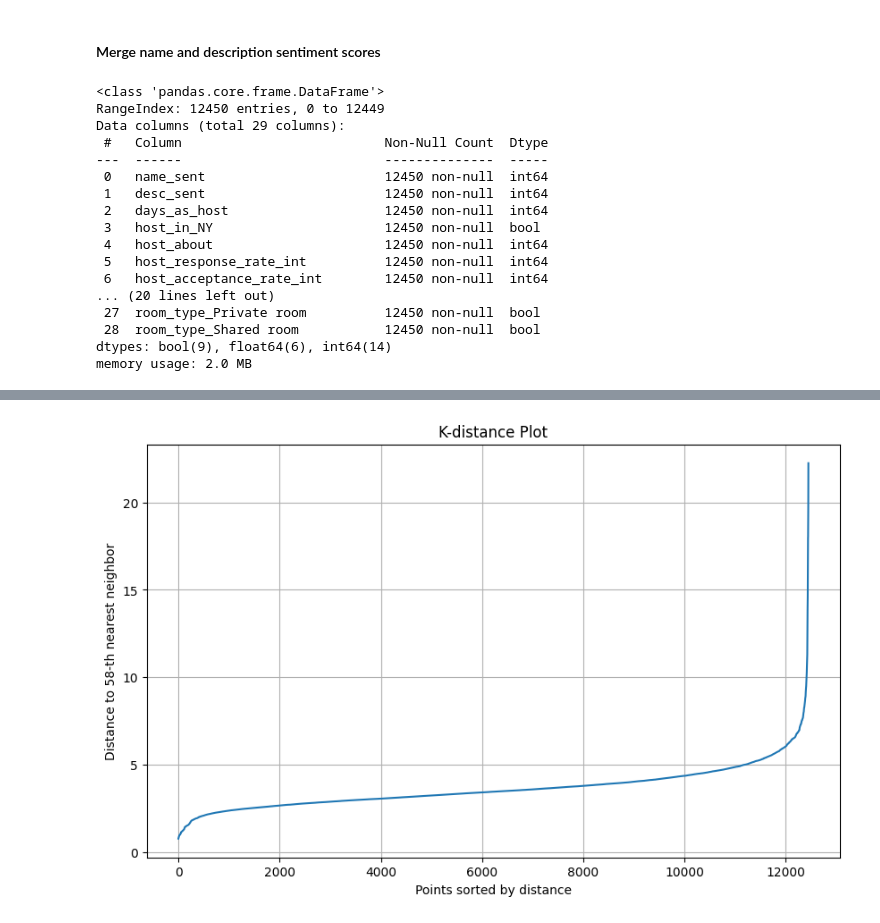
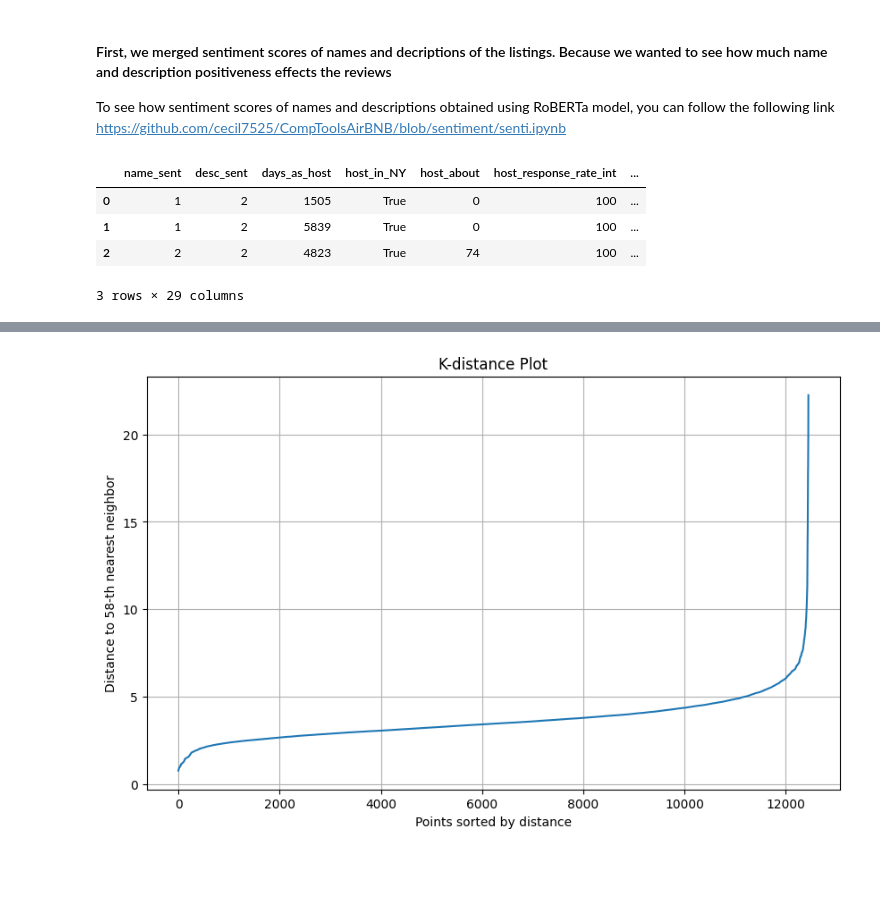
Before and after one commit to cecil7525/CompToolsAirBNB, a Jupyter notebook: cs4ds.ipynb, the cells around one changed output, grey strips where cells are left out. Drawn from its saved outputs; the diff is of its cells as text; code cells hidden in the pictures; blank space fills up the shorter version.

```diff
--- a/cs4ds.ipynb
+++ b/cs4ds.ipynb
@@ -137,3 +35,4 @@ df["host_acceptance_rate_int"] = df["host_acceptance_rate"].apply(lambda x: get_
 # %% [markdown]
-#### Merge name and description sentiment scores
+#### First, we merged sentiment scores of names and decriptions of the listings. Because we wanted to see how much name and description positiveness effects the reviews
+To see how sentiment scores of names and descriptions obtained using RoBERTa model, you can follow the following link https://github.com/cecil7525/CompToolsAirBNB/blob/sentiment/senti.ipynb
 # %%
@@ -153,31 +53,17 @@ columns_considered = ["name_sent", "desc_sent", "days_as_host", "host_in_NY",
 ids = df["id"]
 # %%
 df_final = df[columns_considered]
+df_final.head(3)
+# %% [output]
+|  | name_sent | desc_sent | days_as_host | host_in_NY | host_about | host_response_rate_int | ... |
+| 0 | 1 | 2 | 1505 | True | 0 | 100 | ... |
+| 1 | 1 | 2 | 5839 | True | 0 | 100 | ... |
+| 2 | 2 | 2 | 4823 | True | 74 | 100 | ... |
+3 rows × 29 columns
 # %%
 #small modifications an some columns since they are not identified as number by pandas
 df_final["host_about"] = df_final["host_about"].astype("int")
 df_final["host_verifications"] = df_final["host_verifications"].astype("int")
 df_final["amenities"] = df_final["amenities"].astype("int")
 df_final[["host_in_NY", "host_is_superhost"]] = df_final[["host_in_NY", "host_is_superhost"]].astype("bool")
-# %%
-# latest version of the dataframe before going into the clustering step
-df_final.info()
-# %% [output]
-<class 'pandas.core.frame.DataFrame'>
-RangeIndex: 12450 entries, 0 to 12449
-Data columns (total 29 columns):
- #   Column                          Non-Null Count  Dtype
----  ------                          --------------  -----
- 0   name_sent                       12450 non-null  int64
- 1   desc_sent                       12450 non-null  int64
- 2   days_as_host                    12450 non-null  int64
- 3   host_in_NY                      12450 non-null  bool
- 4   host_about                      12450 non-null  int64
- 5   host_response_rate_int          12450 non-null  int64
- 6   host_acceptance_rate_int        12450 non-null  int64
-... (20 lines left out)
- 27  room_type_Private room          12450 non-null  bool
- 28  room_type_Shared room           12450 non-null  bool
-dtypes: bool(9), float64(6), int64(14)
-memory usage: 2.0 MB
 # %%
```
Also changed, not shown: parts of 81 cells of this notebook.
